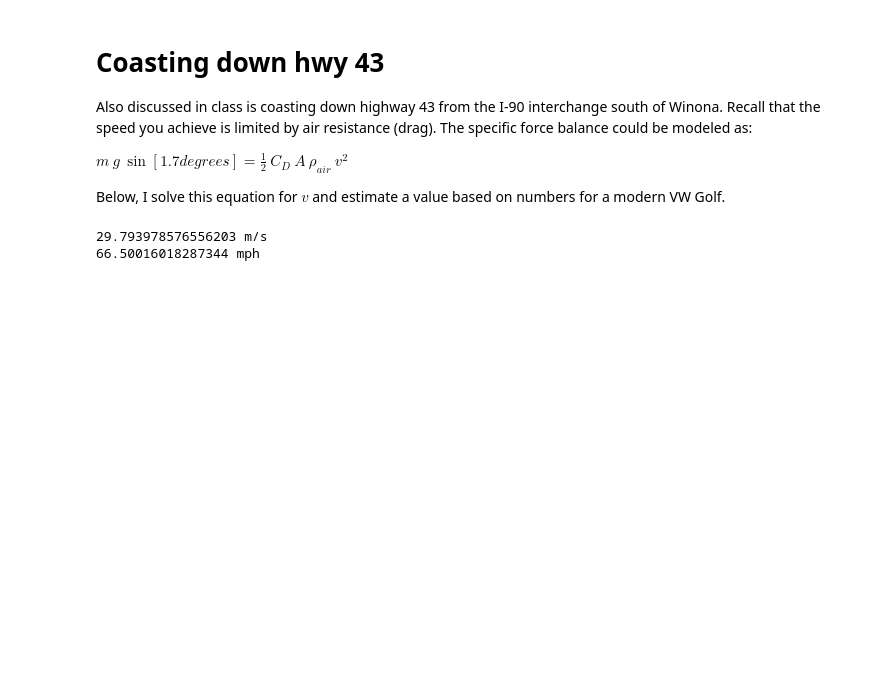
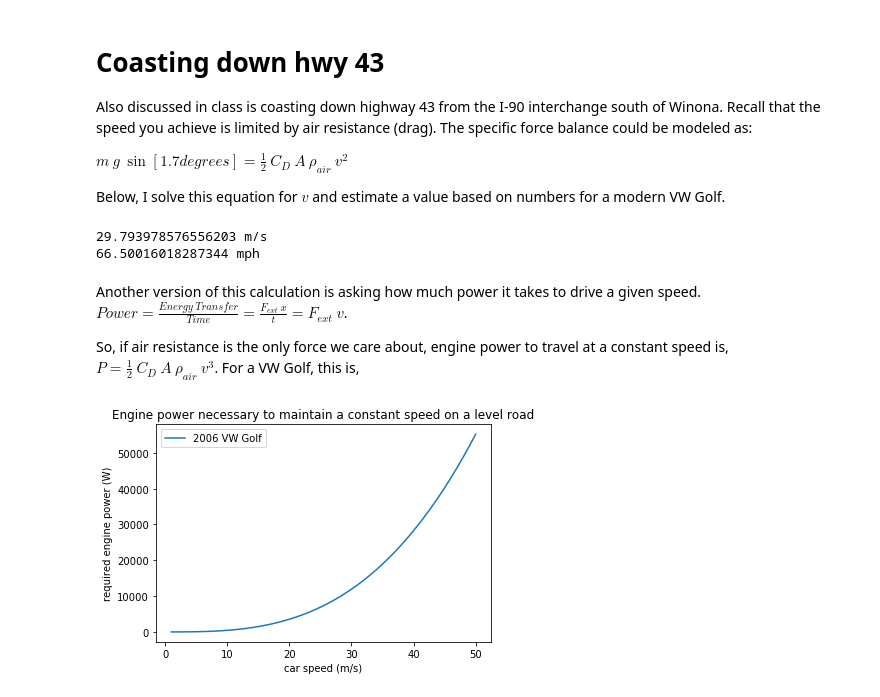
Before and after one commit to ntmoore/Physics1, a Jupyter notebook: 2017-Mar-20 some car problems.ipynb, the cells around one changed output. Cells and saved outputs as stored; diff of their text form; code cells hidden in the pictures; blank space fills up the shorter version.

Commit message:
addedd fuel efficiency, speed vs power calculations
This revised version comntains some fuel efficiency and mpg-e calculations based on air resistance (only!) for a 2006 VW Golf.

```diff
--- a/2017-Mar-20 some car problems.ipynb
+++ b/2017-Mar-20 some car problems.ipynb
@@ -141,3 +141,36 @@ print(v_terminal*(6.2/10000)*(3600/1),"mph")
 # %% [output]
 29.793978576556203 m/s
 66.50016018287344 mph
+# %% [markdown]
+Another version of this calculation is asking how much power it takes to drive a given speed.  $Power=\frac{Energy~Transfer}{Time}=\frac{F_{ext}~x}{t}=F_{ext}~v$.
+
+So, if air resistance is the only force we care about,  engine power to travel at a constant speed is, $P=\frac{1}{2}~C_D~A~\rho_{air}~v^3$.  For a VW Golf, this is,
+# %%
+m=1360 # kg
+g=9.8 # N/kg
+A=2.3 # m^2, 71" x 51"
+Cd=0.32
+rho_air=1.2 # kg/m^3
+
+v_mps_list=[]
+v_mph_list=[]
+p_W_list=[]
+p_hp_list=[]
+for i in range(50):
+    v_mps=i+1
+    v_mph=v_mps*2.23693629
+    p_W=0.5*Cd*A*rho_air*v_mps**3
+    p_hp=p_W*(1.0/746.0)
+    v_mps_list.append(v_mps)
+    v_mph_list.append(v_mph)
+    p_hp_list.append(p_hp)
+    p_W_list.append(p_W)
+# Now that data is generated, plot
+plt.plot(v_mps_list,p_W_list,label="2006 VW Golf")
+plt.ylabel("required engine power (W)")
+plt.xlabel("car speed (m/s)")
+plt.title("Engine power necessary to maintain a constant speed on a level road")
+plt.legend()
+plt.show()
+# %% [output]
+[figure, added]
```
Also changed, not shown: parts of 15 cells of this notebook.
